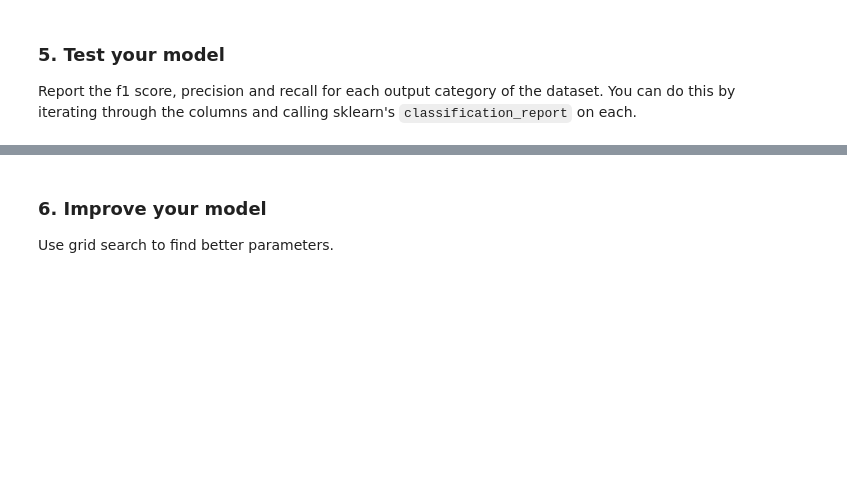
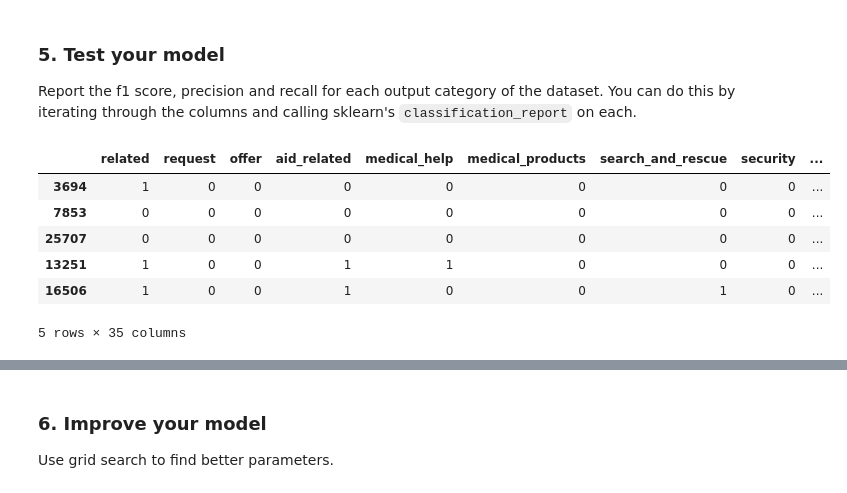
Before and after one commit to HenrikWarf/data-NLP_disaster_response_messages, a Jupyter notebook: ML Pipeline Preparation.ipynb, the cells around one changed output, grey strips where cells are left out. Drawn from its saved outputs; the diff is of its cells as text; code cells hidden in the pictures; blank space fills up the shorter version.

```diff
--- a/ML Pipeline Preparation.ipynb
+++ b/ML Pipeline Preparation.ipynb
@@ -38,5 +48,5 @@ df.head(1)
 # %%
 X = df['message']
-y = df.iloc[:,3:]
+y = df.iloc[:,4:]
 # %% [markdown]
 ### 2. Write a tokenization function to process your text data
@@ -101,3 +92,10 @@ pipeline =
 ### 4. Train pipeline
 - Split data into train and test sets
 - Train pipeline
+# %%
+#split data into train and test sets
+X_train, X_test, y_train, y_test = train_test_split(X, y, random_state = 1)
+
+# train classifier
+np.random.seed(9)
+pipeline.fit(X_train, y_train)
@@ -106,0 +128,11 @@ Report the f1 score, precision and recall for each output category of the datase
+# %%
+actual = y_test
+actual[:5]
+# %% [output]
+|  | related | request | offer | aid_related | medical_help | medical_products | search_and_rescue | security | ... |
+| 3694 | 1 | 0 | 0 | 0 | 0 | 0 | 0 | 0 | ... |
+| 7853 | 0 | 0 | 0 | 0 | 0 | 0 | 0 | 0 | ... |
+| 25707 | 0 | 0 | 0 | 0 | 0 | 0 | 0 | 0 | ... |
+| 13251 | 1 | 0 | 0 | 1 | 1 | 0 | 0 | 0 | ... |
+| 16506 | 1 | 0 | 0 | 1 | 0 | 0 | 1 | 0 | ... |
+5 rows × 35 columns
```
Also changed, not shown: parts of 26 cells of this notebook, 3 other files.
